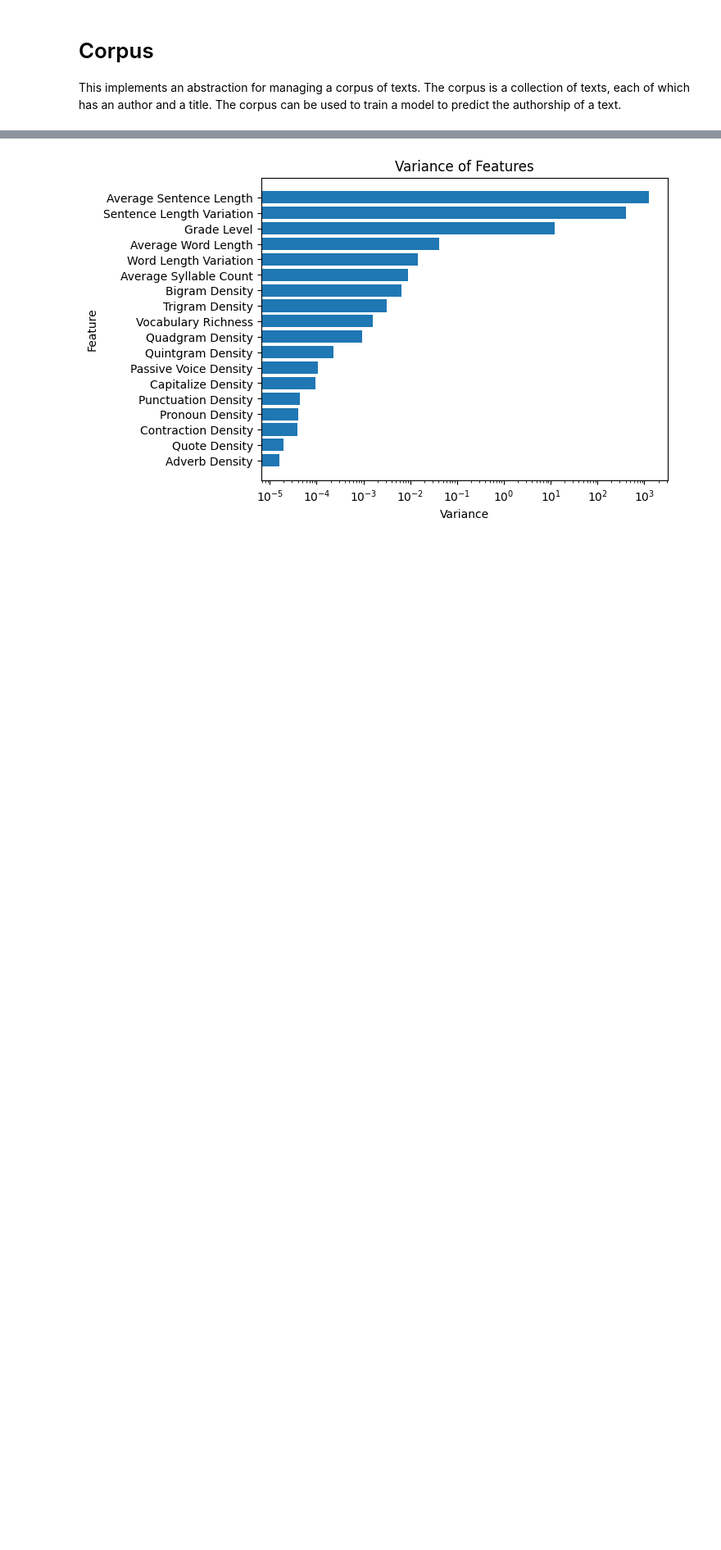
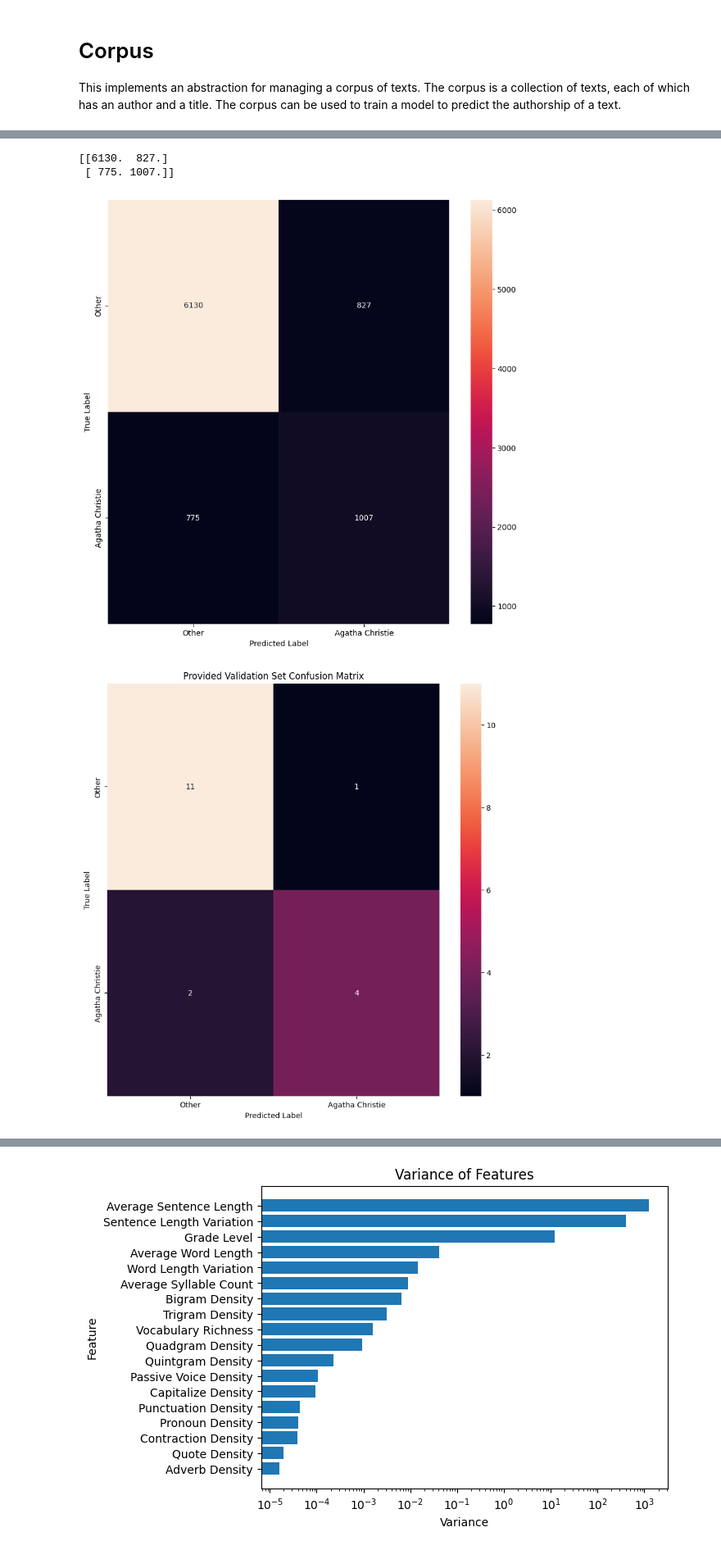
Before and after one commit to shatarahhh/nlp-524-ML-models-for-Authorship-Attributions-, a Jupyter notebook: main.ipynb, the cells around one changed output, grey strips where cells are left out. Shown: that part at 82% size. Drawn from its saved outputs; the diff is of its cells as text; code cells hidden in the pictures; blank space fills up the shorter version.

Commit message:
Added report to repo, added updated main.ipynb with validation set correction

```diff
--- a/main.ipynb
+++ b/main.ipynb
@@ -931,8 +994,15 @@ class BinaryClassifier:
         # Split the data into training and testing sets
         X_train, X_test, y_train, y_test = train_test_split(X, y, test_size=0.25)
 
-        # Train the model
+        # self.model = SVM()
+        # self.model = DecisionTreeRegressor(max_depth=5)
         self.model = DecisionTreeRegressor()
+        # Use logistic regression
+        # from sklearn.linear_model import LogisticRegression
+        # self.model = LogisticRegression()
+        # Use random forest
+        # from sklearn.ensemble import RandomForestClassifier
+        # self.model = RandomForestClassifier()
         self.model.fit(X_train, y_train)
 
 
@@ -952,7 +1022,7 @@ class BinaryClassifier:
         plt.show()
         # print(self.validate(self.corpus))
 
-    def validate(self, corpus: Corpus) -> float:
+    def validate(self, corpus: Corpus, title: str="Validation Set Confusion Matrix") -> float:
         '''
         Validate the classifier on a corpus of works.
         This will return the percent accuracy of the classifier on the provided corpus,
@@ -982,7 +1052,7 @@ class BinaryClassifier:
         # Graph the confusion matrix with seaborn
         plt.figure(figsize=(10, 10))
         sns.heatmap(confusion_matrix, annot=True, fmt='g', xticklabels=['Other', 'Agatha Christie'], yticklabels=['Other', 'Agatha Christie'])
-        plt.title('Provided Validation Set Confusion Matrix')
+        plt.title(title)
         plt.xlabel('Predicted Label')
         plt.ylabel('True Label')
         plt.show()
@@ -1051,10 +1121,13 @@ class BinaryClassifier:
                 correct += 1
             else:
                 incorrect += 1
-            print(i, self.predict_chunk(work['text']), 'correct:', correct, 'incorrect:', incorrect)
+            # print(i, self.predict_chunk(work['text']), 'correct:', correct, 'incorrect:', incorrect)
 
             confusion_matrix[int(true), int(pred)] += 1
 
-        print(sum(predictions), len(predictions))
-        print(predictions)
         return sum(predictions) >= len(predictions) // 2
+
+    def show_decision_tree_plot(self, **kwargs):
+        plt.figure(**kwargs)
+        plot_tree(self.model, feature_names=sorted(featurize_with_names(self.corpus.works[0]).keys()), filled=True)
+        plt.show()
@@ -1087,0 +1134,16 @@ bc.validate(validation_corpus)
+# %%
+
+bc = BinaryClassifier(corpus, 'Agatha Christie', chunk_size=9)
+print(bc.validate(validation_corpus, "Provided Validation Set Confusion Matrix"))
+for work in validation_corpus:
+    print(work['title'], work['author'], bc.predict(work['text'], work['title'], work['author']))
+
+bc = BinaryClassifier(corpus, 'Agatha Christie', chunk_size=11)
+print(bc.validate(validation_corpus, "Provided Validation Set Confusion Matrix"))
+for work in validation_corpus:
+    print(work['title'], work['author'], bc.predict(work['text'], work['title'], work['author']))
+# %% [output]
+[[6130.  827.]
+ [ 775. 1007.]]
+[figure, added]
+[figure, added]
```
Also changed, not shown: parts of 7 cells of this notebook, 13 other files.
